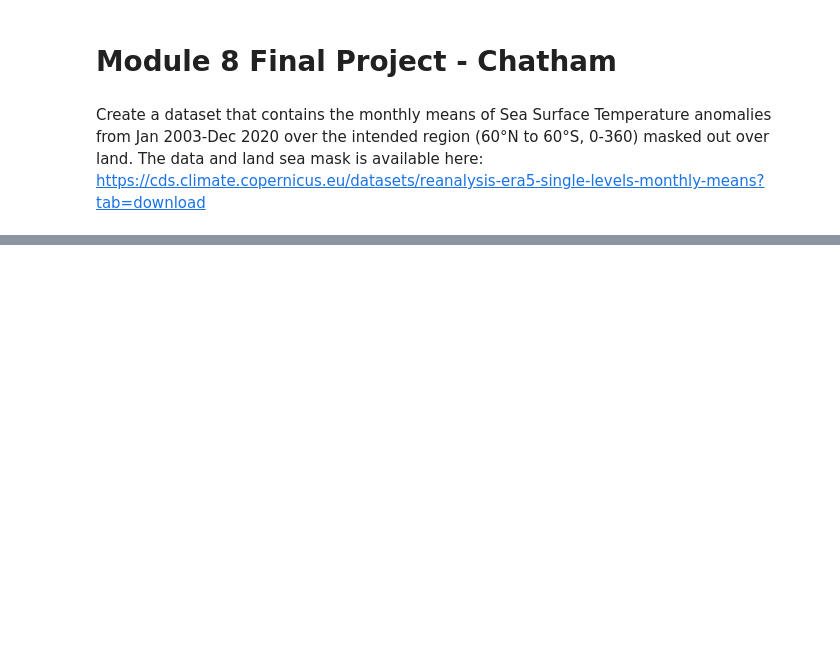
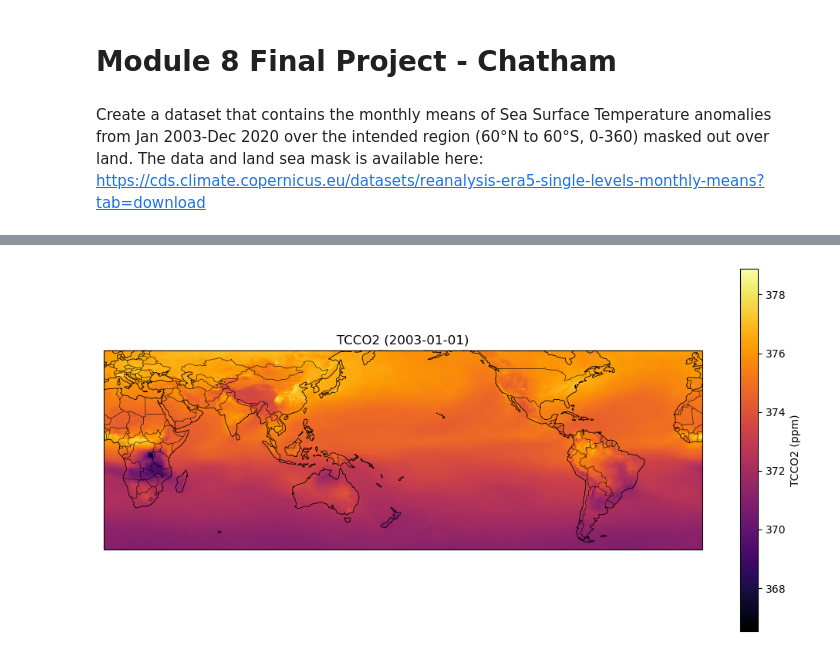
Before and after one commit to sciencekitty66/ATMS-523-Final-Project, a Jupyter notebook: FinalProject-Chatham.ipynb, the cells around one changed output, grey strips where cells are left out. Drawn from its saved outputs; the diff is of its cells as text; code cells hidden in the pictures; blank space fills up the shorter version.

```diff
--- a/FinalProject-Chatham.ipynb
+++ b/FinalProject-Chatham.ipynb
@@ -46,0 +188,3 @@ Exception: Missing/incomplete configuration file: /home/alison8/.cdsapirc
+# %%
+ds_co2 = xr.open_dataset("data_allhours_sfc.nc")
+ds_co2
@@ -46,0 +207,27 @@ Exception: Missing/incomplete configuration file: /home/alison8/.cdsapirc
+# %%
+var = "tcco2" # CO2 column-mean molar fraction
+da = ds_co2[var].isel(valid_time=0)  # first month (2003-01-01)
+
+plt.figure(figsize=(10, 5))
+
+ax = plt.axes(projection=ccrs.PlateCarree(central_longitude=180))
+
+# pcolormesh over lon/lat
+p = ax.pcolormesh(da.longitude, da.latitude, da, cmap="inferno", transform=ccrs.PlateCarree())
+
+# coastlines / land for reference
+ax.add_feature(cfeature.COASTLINE, linewidth=0.6)
+ax.add_feature(cfeature.BORDERS, linewidth=0.4)
+
+ax.set_extent([0, 360, -60, 60], crs=ccrs.PlateCarree())
+
+units = da.attrs.get("units", "")
+plt.colorbar(p, label=f"{var.upper()} ({units})")
+
+time_str = str(da.valid_time.values)[:10]
+plt.title(f"{var.upper()} ({time_str})")
+
+plt.tight_layout()
+plt.show()
+# %% [output]
+[figure, added]
```
Also changed, not shown: parts of 20 cells of this notebook, 2 other files.
